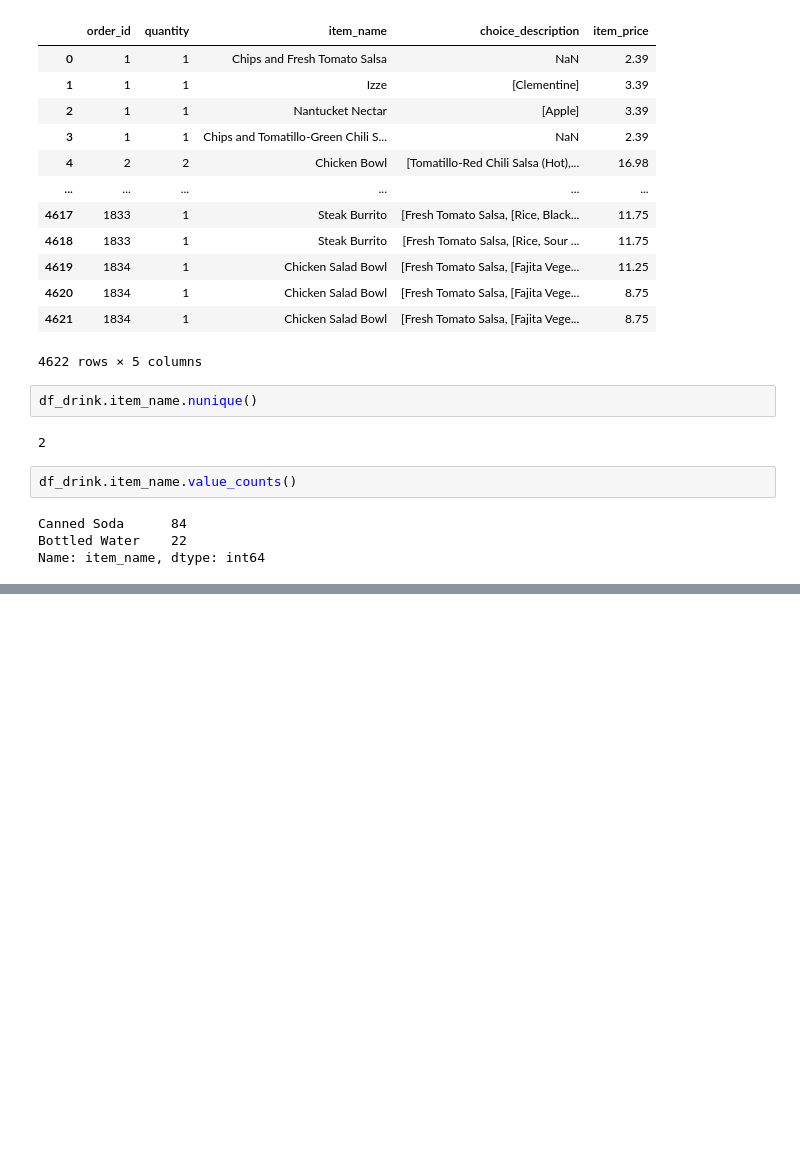
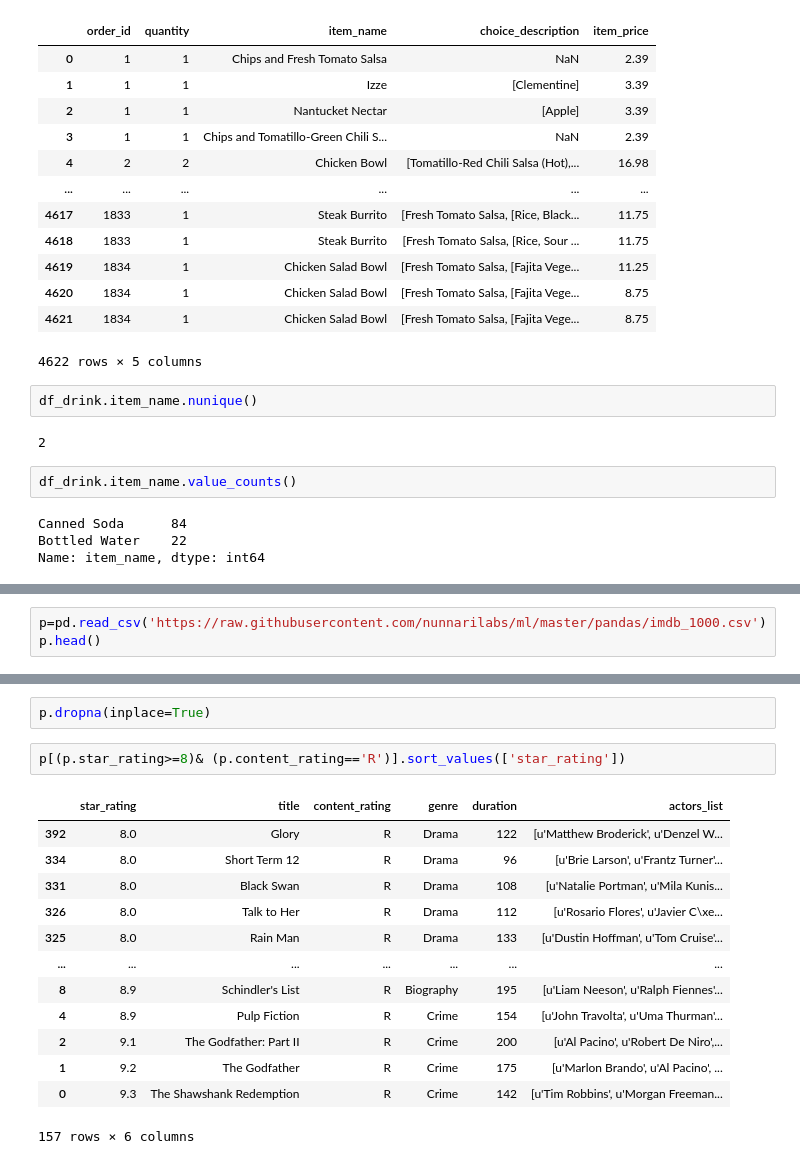
Before and after one commit to Tharunvikas55/AI-ML-basics, a Jupyter notebook: BYTS_AI&ML_session.ipynb, the cells around one changed output, grey strips where cells are left out. Cells and saved outputs as stored; diff of their text form; blank space fills up the shorter version.

```diff
--- a/BYTS_AI&ML_session.ipynb
+++ b/BYTS_AI&ML_session.ipynb
@@ -703,0 +830,3 @@ Name: item_name, dtype: int64
+# %%
+p=pd.read_csv('https://raw.githubusercontent.com/nunnarilabs/ml/master/pandas/imdb_1000.csv')
+p.head()
@@ -703,0 +840,18 @@ Name: item_name, dtype: int64
+# %%
+p.dropna(inplace=True)
+# %%
+p[(p.star_rating>=8)& (p.content_rating=='R')].sort_values(['star_rating'])
+# %% [output]
+|  | star_rating | title | content_rating | genre | duration | actors_list |
+| 392 | 8.0 | Glory | R | Drama | 122 | [u'Matthew Broderick', u'Denzel W... |
+| 334 | 8.0 | Short Term 12 | R | Drama | 96 | [u'Brie Larson', u'Frantz Turner'... |
+| 331 | 8.0 | Black Swan | R | Drama | 108 | [u'Natalie Portman', u'Mila Kunis... |
+| 326 | 8.0 | Talk to Her | R | Drama | 112 | [u'Rosario Flores', u'Javier C\xe... |
+| 325 | 8.0 | Rain Man | R | Drama | 133 | [u'Dustin Hoffman', u'Tom Cruise'... |
+| ... | ... | ... | ... | ... | ... | ... |
+| 8 | 8.9 | Schindler's List | R | Biography | 195 | [u'Liam Neeson', u'Ralph Fiennes'... |
+| 4 | 8.9 | Pulp Fiction | R | Crime | 154 | [u'John Travolta', u'Uma Thurman'... |
+| 2 | 9.1 | The Godfather: Part II | R | Crime | 200 | [u'Al Pacino', u'Robert De Niro',... |
+| 1 | 9.2 | The Godfather | R | Crime | 175 | [u'Marlon Brando', u'Al Pacino', ... |
+| 0 | 9.3 | The Shawshank Redemption | R | Crime | 142 | [u'Tim Robbins', u'Morgan Freeman... |
+157 rows × 6 columns
```
Also changed, not shown: parts of 11 cells of this notebook.
